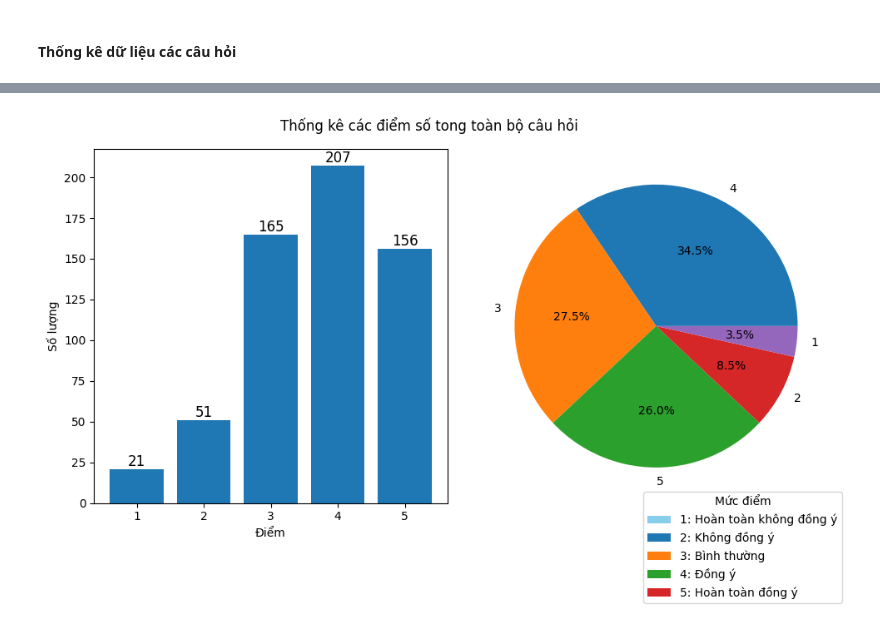
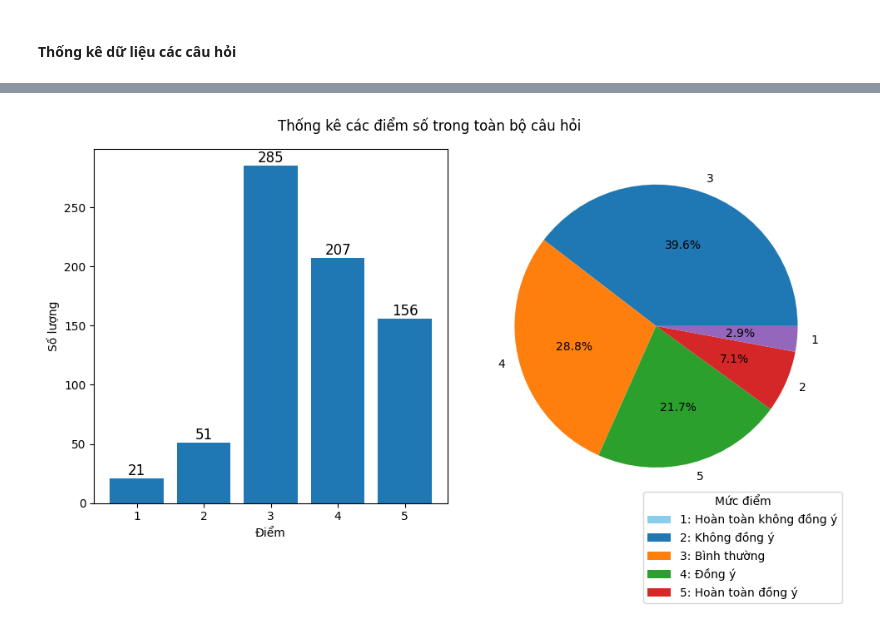
Before and after one commit to PhT09/Final_project_Intro_DS, a Jupyter notebook: Bai2.ipynb, the cells around one changed output, grey strips where cells are left out. Cells and saved outputs as stored; diff of their text form; code cells hidden in the pictures.

Commit message:
Hoàn thành câu 2

```diff
--- a/Bai2.ipynb
+++ b/Bai2.ipynb
@@ -88,0 +113,3 @@ df.head(10)
+# %%
+for col in df.iloc[:, 16:18]:
+    df[col] = df[col].apply(chuyen_doi)
@@ -97,4 +145,7 @@ gender_count
 |  | gioi_tinh | so_luong |
 | 0 | Nam | 45 |
 | 1 | Nữ | 15 |
+# %%
+def custom_autopct(pct):
+    return '%1.1f%%' % pct if pct > 0 else ''
 # %%
@@ -139,7 +192,8 @@ likert_descript = [
     '4: Đồng ý',
     '5: Hoàn toàn đồng ý'
 ]
-ques = {'q1': 'Câu 1: Thư viện có đủ số lượng máy tính để đáp ứng đủ nhu cầu sử dụng của sinh viên.',
+likert_quest = {
+        'q1': 'Câu 1: Thư viện có đủ số lượng máy tính để đáp ứng đủ nhu cầu sử dụng của sinh viên.',
         'q2': 'Câu 2: Các máy tính trong thư viện hoạt động tốt, không bị giật lag khi sử dụng.',
         'q3': 'Câu 3: Bàn ghế và ổ cắm điện tại khu vực máy tính được bố trí hợp lý, thuận tiện cho sinh viên học tập.',
         'q4': 'Câu 4: Tình trạng mạng Wifi trong thư viện hoạt động ổn định và dễ dàng truy cập.',
@@ -148,14 +202,16 @@ ques = {'q1': 'Câu 1: Thư viện có đủ số lượng máy tính để đá
         'q7': 'Câu 7: Môi trường học tập trong thư viện yên tĩnh, giúp sinh viên tập trung hơn khi học.',
         'q8': 'Câu 8: Số lượng phòng họp nhóm đáp ứng được nhu cầu làm việc nhóm của sinh viên.',
         'q9': 'Câu 9: Cơ sở vật chất trong các phòng họp nhóm ở thư viện luôn được trang bị đầy đủ.',
-        'q10': 'Câu 10: Khu vực ngồi nghỉ của sinh viên tại thư viện được bố trí hợp lý.'
+        'q10': 'Câu 10: Khu vực ngồi nghỉ của sinh viên tại thư viện được bố trí hợp lý.',
+        'q11': 'Câu 11: Theo bạn, thư viện trường Đại học Công nghiệp Thành phố Hồ Chí Minh cần cải thiện những gì để nâng cao chất lượng dịch vụ?',
+        'q12': 'Câu 12: Bạn có nhận xét thế nào về chất lượng phục vụ của cán bộ thư viện trường Đại học Công nghiệp Thành phố Hồ Chí Minh?'
         }
 # %%
-for Q_no, ques_statement in ques.items():
-    # print(Q_no, ques_statement)
+# Đếm số lượng của từng mức điểm trong các câu hỏi
+for Q_no, ques_statement in likert_quest.items():
     Q_count = df[Q_no].value_counts().reset_index()
     Q_count.columns = ['diem', 'so_luong']
-    Q_count = pd.merge(likert, Q_count, on='diem', how='left')
+    Q_count = pd.merge(likert, Q_count, on='diem', how='left').fillna(0).astype({'so_luong': int})
 
     fig, ax = plt.subplots(1, 2, figsize=(10, 6))
     fig.suptitle(ques_statement)
@@ -173,7 +229,7 @@ for Q_no, ques_statement in ques.items():
             fontsize=12
         )
 
-    wedges, texts, autotexts = ax[1].pie(Q_count.so_luong, autopct='%1.1f%%', labels=Q_count.diem)
+    wedges, texts, autotexts = ax[1].pie(Q_count.so_luong, autopct=custom_autopct, labels=None)
 
     all_handles = [
         plt.Rectangle((0,0), 1, 1, fc='skyblue'),
@@ -203,40 +261,41 @@ for Q_no, ques_statement in ques.items():
 # %%
-df_ques = df.iloc[:, 6:16]
+# Đếm số lượng của từng mức điểm trong toàn bộ câu hỏi
+df_ques = df.iloc[:, 6:18]
 tmp = pd.melt(df_ques)
 score_whole_ques_count = tmp['value'].value_counts().reset_index()
 
 
 fig, ax = plt.subplots(1, 2, figsize=(10, 6))
-fig.suptitle('Thống kê các điểm số tong toàn bộ câu hỏi')
+fig.suptitle('Thống kê các điểm số trong toàn bộ câu hỏi')
 bars = ax[0].bar(score_whole_ques_count.value, score_whole_ques_count['count'])
 ax[0].set(xlabel='Điểm', ylabel='Số lượng', position=[.1, 0, .4, .2])
 
 for bar in bars:
     height = bar.get_height()
     ax[0].text(
         bar.get_x() + bar.get_width() / 2,
         height,
         f'{height}',
         ha='center',
         va='bottom',
         fontsize=12
         )
 
 wedges, texts, autotexts = ax[1].pie(score_whole_ques_count['count'], autopct='%1.1f%%', labels=score_whole_ques_count.value)
 
 all_handles = [
     plt.Rectangle((0,0), 1, 1, fc='skyblue'),
     *wedges
 ]
 labels = likert_descript
 fig.legend(
     all_handles,
     labels,
     title='Mức điểm',
     loc='lower right'
 )
 
 plt.tight_layout()
 plt.show();
 # %% [output]
-[figure, old version]
+[figure, new version]
```
Also changed, not shown: parts of 18 cells of this notebook.
